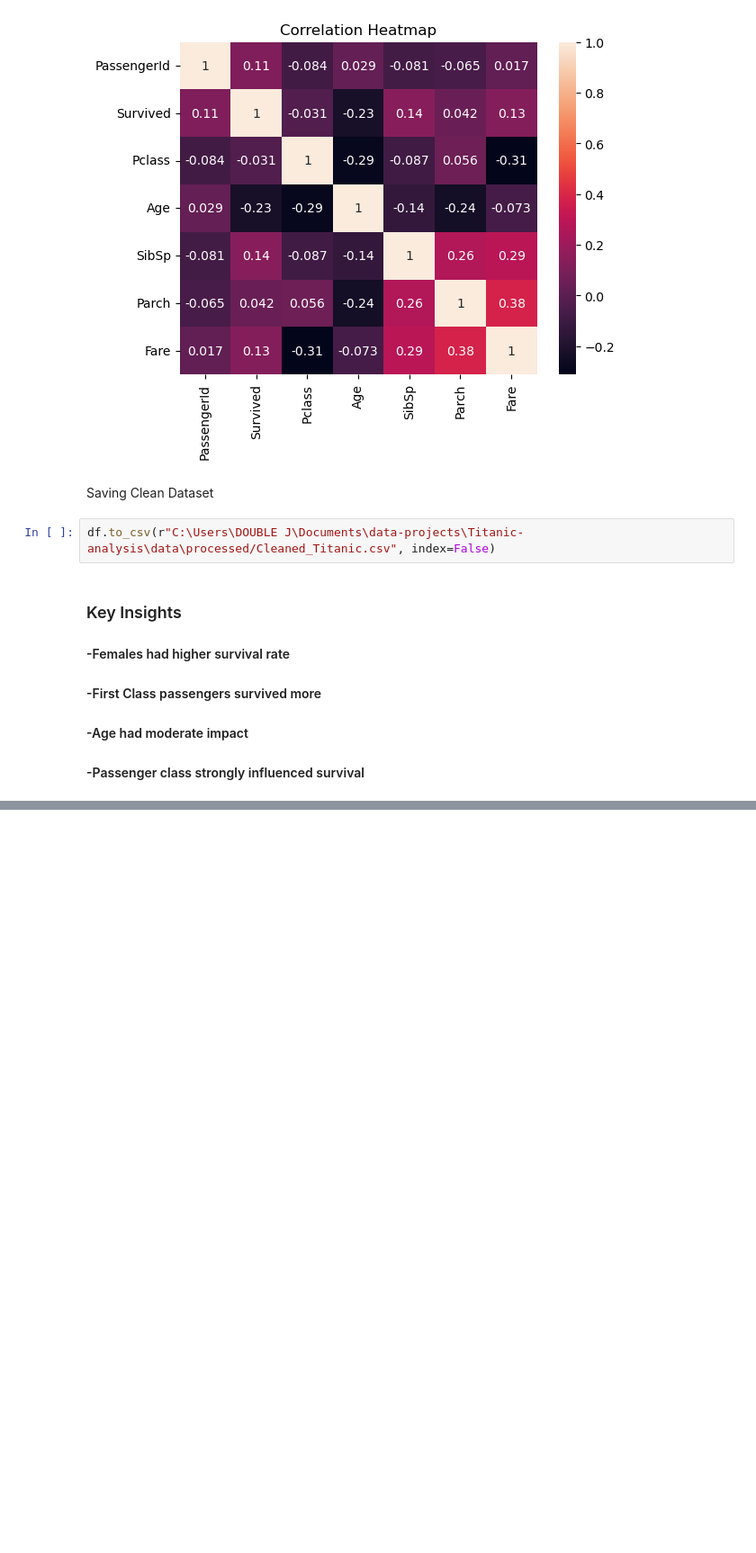
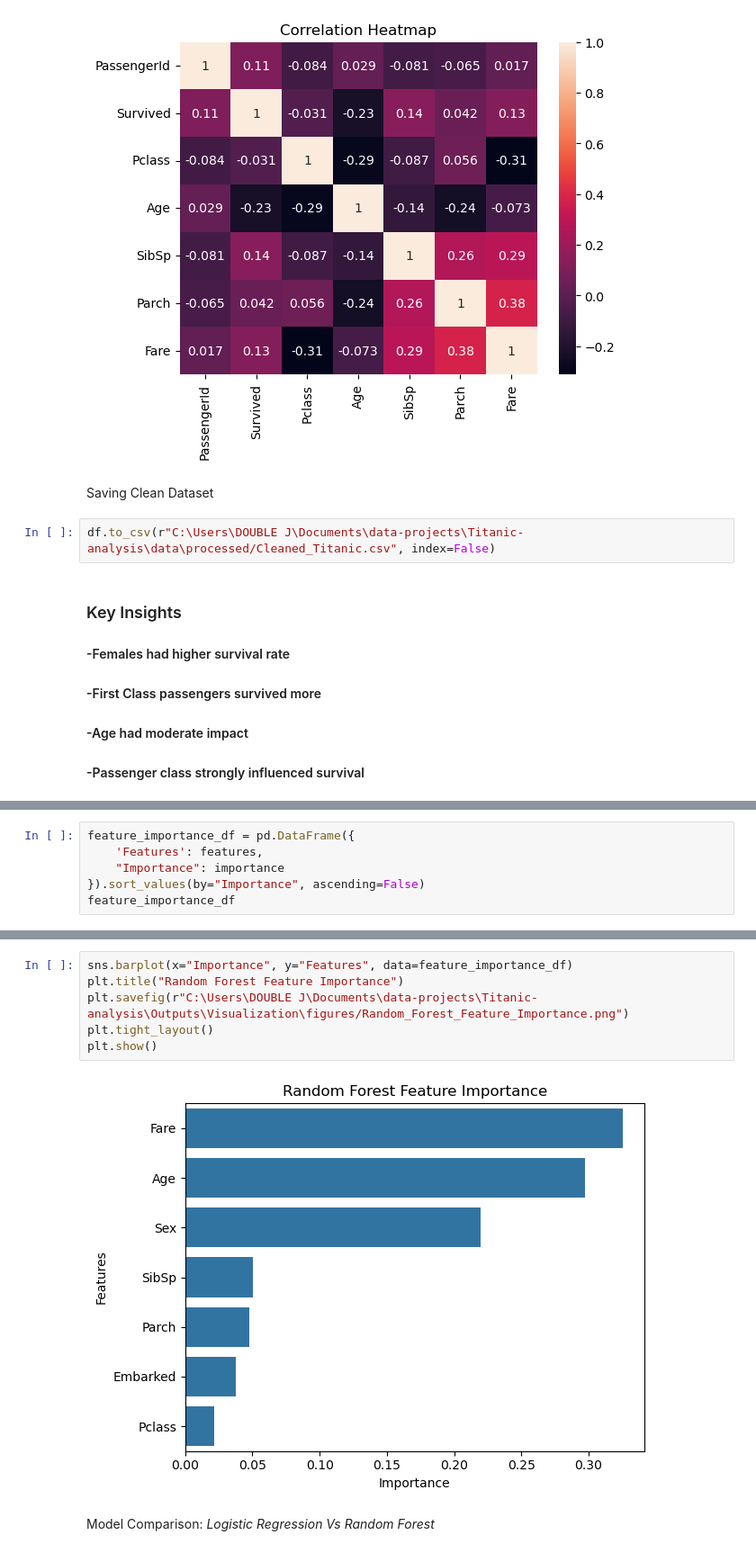
Before and after one commit to Aluka-Analysis/titanic-analysis, a Jupyter notebook: notebooks/01_titanic_ml.ipynb, the cells around one changed output, grey strips where cells are left out. Shown at 90% size. Saved outputs shown, nothing was run; the diff lists cells and outputs as text; blank space fills up the shorter version.

```diff
--- a/notebooks/01_titanic_ml.ipynb
+++ b/notebooks/01_titanic_ml.ipynb
@@ -182,0 +445,6 @@ df.to_csv(r"C:\Users\DOUBLE J\Documents\data-projects\Titanic-analysis\data\proc
+# %%
+feature_importance_df = pd.DataFrame({
+    'Features': features,
+    "Importance": importance
+}).sort_values(by="Importance", ascending=False)
+feature_importance_df
@@ -182,0 +460,11 @@ df.to_csv(r"C:\Users\DOUBLE J\Documents\data-projects\Titanic-analysis\data\proc
+# %%
+sns.barplot(x="Importance", y="Features", data=feature_importance_df)
+plt.title("Random Forest Feature Importance")
+plt.savefig(r"C:\Users\DOUBLE J\Documents\data-projects\Titanic-analysis\Outputs\Visualization\figures/Random_Forest_Feature_Importance.png")
+plt.tight_layout()
+plt.show()
+# %% [output]
+[figure, added]
+# %% [markdown]
+Model Comparison:
+*Logistic Regression Vs Random Forest*
```
Also changed, not shown: parts of 53 cells of this notebook, 4 other files.
